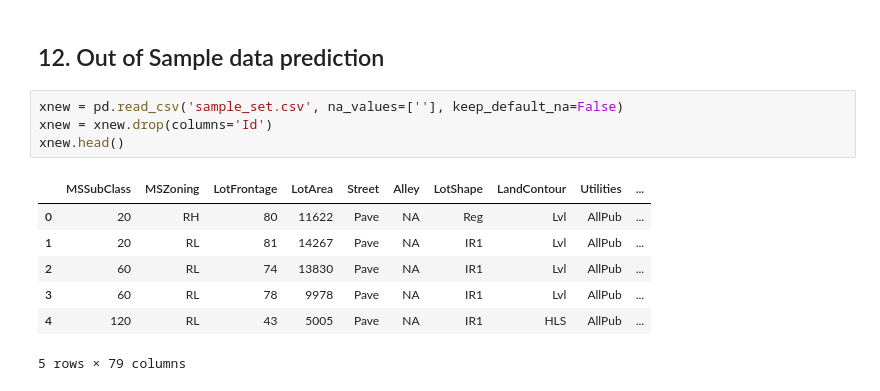
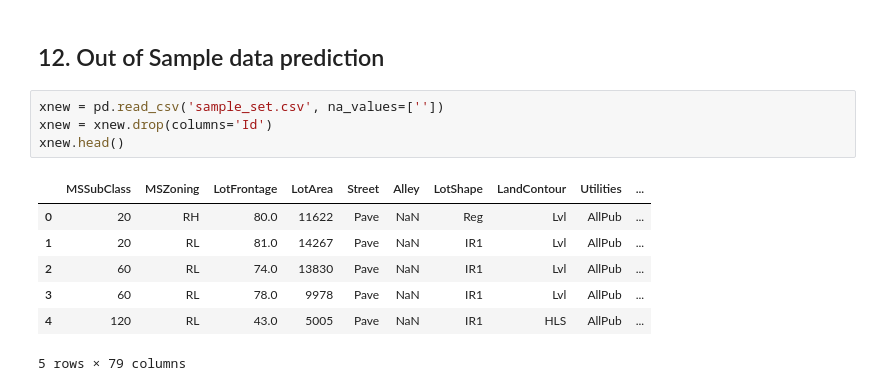
Before and after one commit to DeepikaJ08/ETLHiveML, a Jupyter notebook: Regression Project/Deepika Jain - Regression Project.ipynb, the cells around one changed output. Drawn from its saved outputs; the diff is of its cells as text.

```diff
--- a/Regression Project/Deepika Jain - Regression Project.ipynb
+++ b/Regression Project/Deepika Jain - Regression Project.ipynb
@@ -1053,14 +1053,14 @@ R2 : -41478664485196632.0000
 # %% [markdown]
 ## 12. Out of Sample data prediction
 # %%
-xnew = pd.read_csv('sample_set.csv', na_values=[''], keep_default_na=False)
+xnew = pd.read_csv('sample_set.csv', na_values=[''])
 xnew = xnew.drop(columns='Id')
 xnew.head()
 # %% [output]
 |  | MSSubClass | MSZoning | LotFrontage | LotArea | Street | Alley | LotShape | LandContour | Utilities | ... |
-| 0 | 20 | RH | 80 | 11622 | Pave | NA | Reg | Lvl | AllPub | ... |
-| 1 | 20 | RL | 81 | 14267 | Pave | NA | IR1 | Lvl | AllPub | ... |
-| 2 | 60 | RL | 74 | 13830 | Pave | NA | IR1 | Lvl | AllPub | ... |
-| 3 | 60 | RL | 78 | 9978 | Pave | NA | IR1 | Lvl | AllPub | ... |
-| 4 | 120 | RL | 43 | 5005 | Pave | NA | IR1 | HLS | AllPub | ... |
+| 0 | 20 | RH | 80.0 | 11622 | Pave | NaN | Reg | Lvl | AllPub | ... |
+| 1 | 20 | RL | 81.0 | 14267 | Pave | NaN | IR1 | Lvl | AllPub | ... |
+| 2 | 60 | RL | 74.0 | 13830 | Pave | NaN | IR1 | Lvl | AllPub | ... |
+| 3 | 60 | RL | 78.0 | 9978 | Pave | NaN | IR1 | Lvl | AllPub | ... |
+| 4 | 120 | RL | 43.0 | 5005 | Pave | NaN | IR1 | HLS | AllPub | ... |
 5 rows × 79 columns
```
Also changed, not shown: parts of 5 cells of this notebook, 1 other file.
